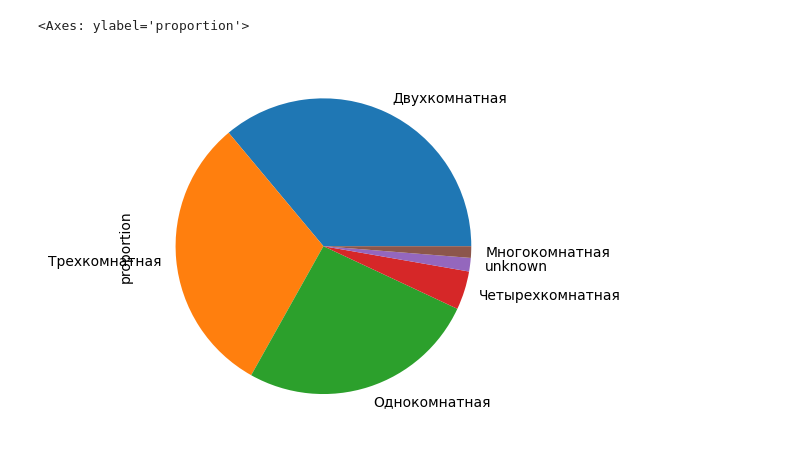
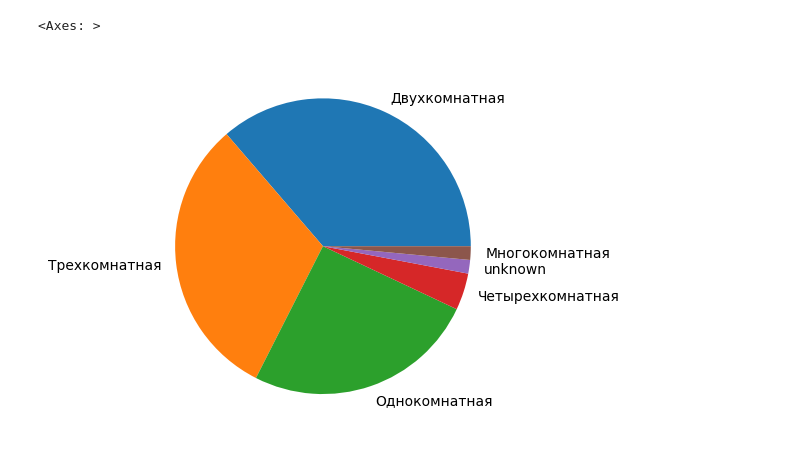
Before and after one commit to laffrent/Magnitogorsk_real_estate, a Jupyter notebook: analysis.ipynb, the cells around one changed output. Drawn from its saved outputs; the diff is of its cells as text; code cells hidden in the pictures.

```diff
--- a/analysis.ipynb
+++ b/analysis.ipynb
@@ -96,9 +87,9 @@ unknown             0.014768
 Name: proportion, dtype: float64
 # %%
-df['rooms'].value_counts(normalize=True).plot(kind='pie')
+df['rooms'].value_counts(normalize=True).plot(kind='pie', ylabel='')
 # %% [output]
-<Axes: ylabel='proportion'>
+<Axes: >
-[figure, old version]
+[figure, new version]
 # %%
 df.query('rooms == "Многокомнатная"')['note']
 # %% [output]
```
Also changed, not shown: parts of 25 cells of this notebook, 4 other files.
